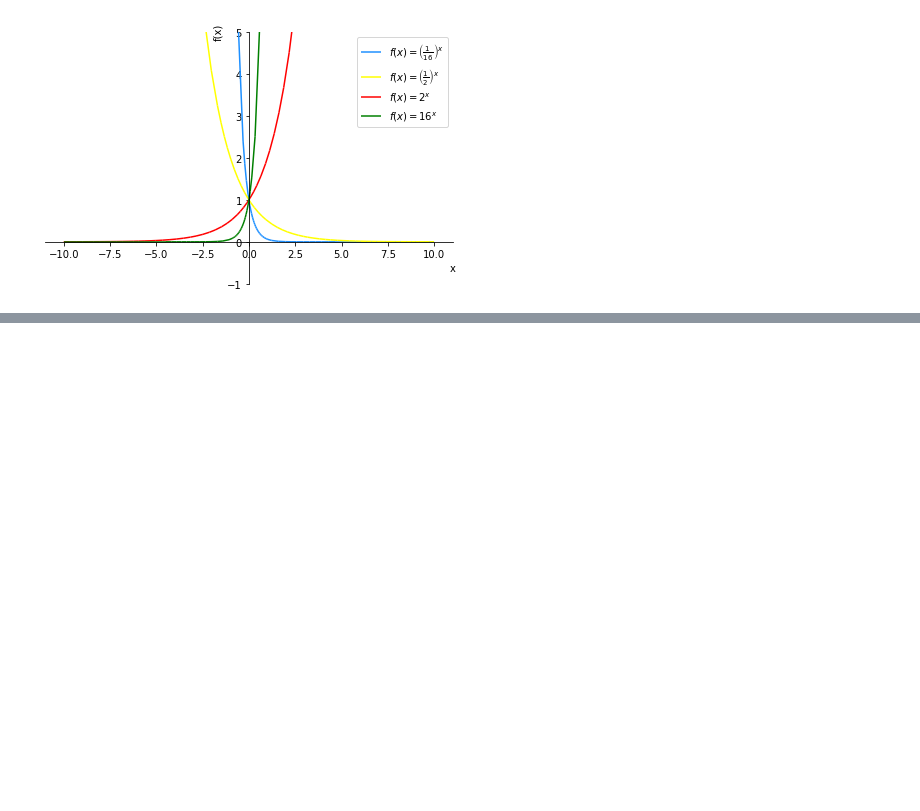
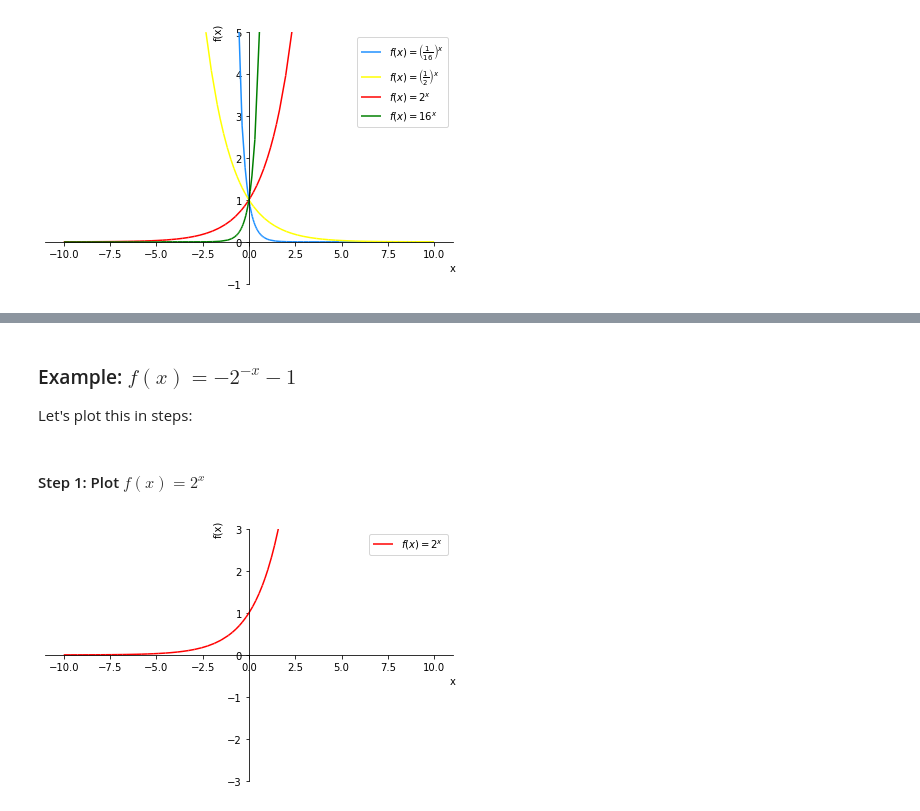
Before and after one commit to PaulToronto/Johns-Hopkins-Coursera-Applied-Calculus-With-Python, a Jupyter notebook: 2_2_Exponential_and_Logarithmic_Functions.ipynb, the cells around one changed output, grey strips where cells are left out. Saved outputs shown, nothing was run; the diff lists cells and outputs as text; code cells hidden in the pictures; blank space fills up the shorter version.

```diff
--- a/2_2_Exponential_and_Logarithmic_Functions.ipynb
+++ b/2_2_Exponential_and_Logarithmic_Functions.ipynb
@@ -128,0 +166,15 @@ plot_many(exprs)
+# %% [markdown]
+### Example: $f(x) = -2^{-x} - 1$
+
+Let's plot this in steps:
+# %% [markdown]
+#### Step 1: Plot $f(x) = 2^x$
+# %%
+p = sym.plot(2**x, legend=True, show=False, ylim=[-3, 3])
+
+p[0].label = '$f(x) = ' + sym.latex(2**x) + '$'
+p[0].line_color = 'red'
+
+p.show()
+# %% [output]
+[figure, added]
```
Also changed, not shown: parts of 28 cells of this notebook.
